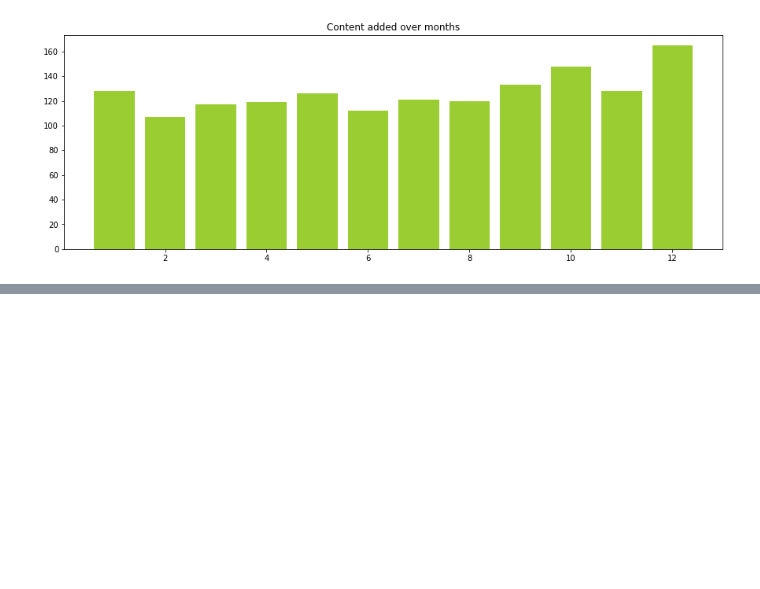
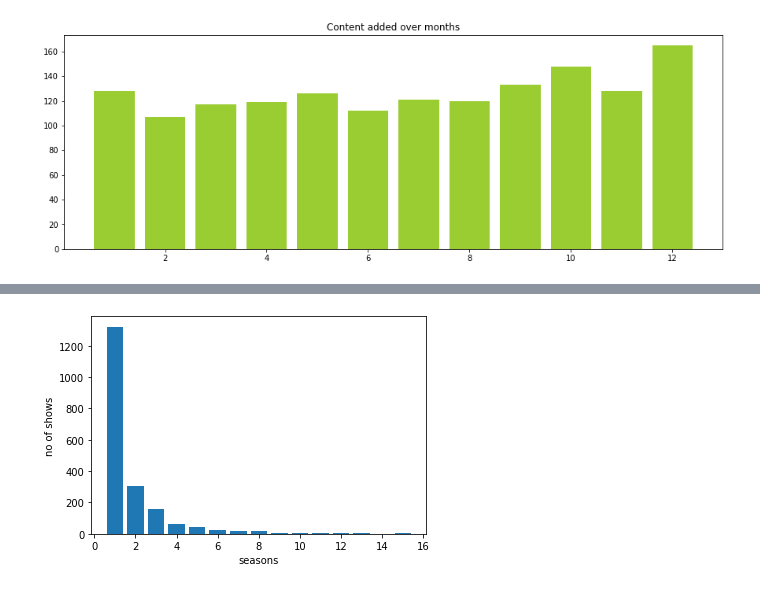
Before and after one commit to Nikhil-L/Data-Visualization, a Jupyter notebook: Netflix Shows and Movies Exploratory Data Analysis.ipynb, the cells around one changed output, grey strips where cells are left out. Drawn from its saved outputs; the diff is of its cells as text; code cells hidden in the pictures; blank space fills up the shorter version.

```diff
--- a/Netflix Shows and Movies Exploratory Data Analysis.ipynb
+++ b/Netflix Shows and Movies Exploratory Data Analysis.ipynb
@@ -131,0 +142,14 @@ plt.show()
+# %%
+TvShows = data[data['type'] == 'TV Show']
+seasons = []
+for i in TvShows['duration']:
+    seasons.append(int(i[:-7]))
+seasons = pd.Series(seasons, name = "seasons")
+seasons = seasons.value_counts().reset_index()
+seasons = seasons.rename(columns={'index':'seasons', 'seasons':'count'})
+plt.bar(seasons['seasons'], seasons['count'])
+plt.xlabel('seasons')
+plt.ylabel('no of shows')
+plt.show()
+# %% [output]
+[figure, added]
```
Also changed, not shown: parts of 2 cells of this notebook.
